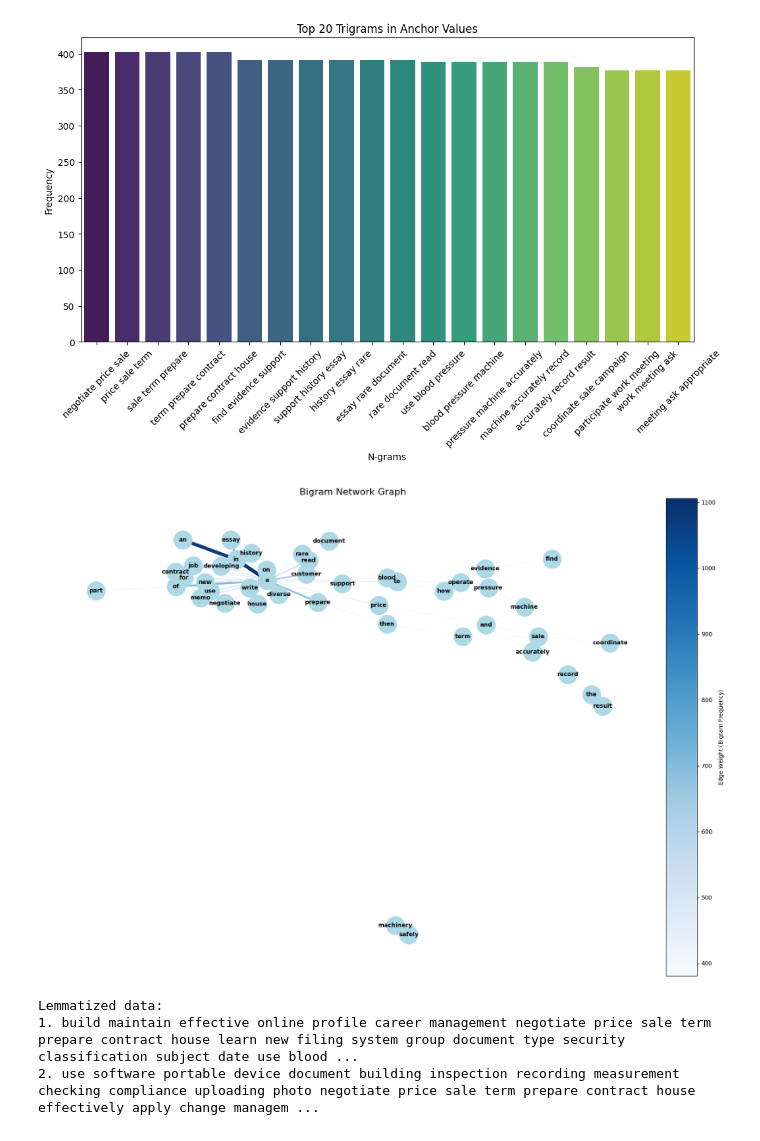
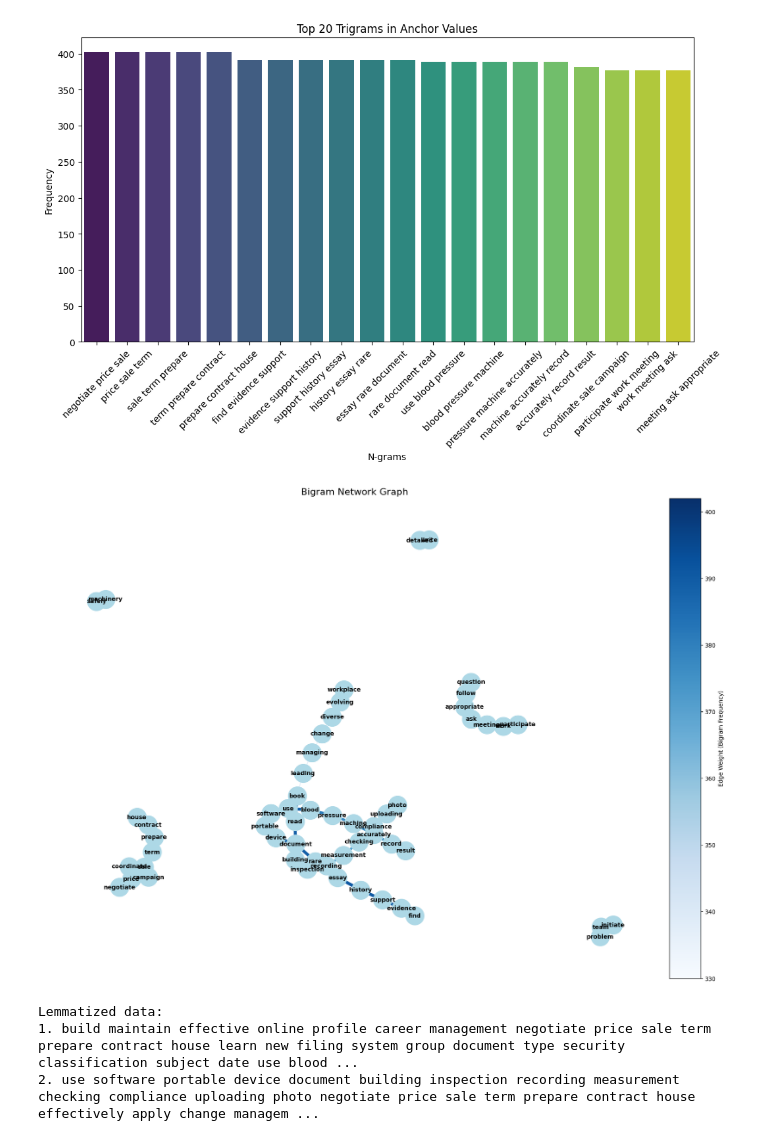
Before and after one commit to SidArora01/TextAnalysis-NLP-AT1, a Jupyter notebook: Initial EDA.ipynb, the cells around one changed output. Saved outputs shown, nothing was run; the diff lists cells and outputs as text; code cells hidden in the pictures.

```diff
--- a/Initial EDA.ipynb
+++ b/Initial EDA.ipynb
@@ -1750,0 +1086,17 @@ cc_nlp_2.head()
+# %%
+from nltk.tokenize import word_tokenize
+from nltk.stem import WordNetLemmatizer
+import nltk
+
+# Ensure necessary NLTK data is downloaded
+nltk.download('punkt')
+nltk.download('wordnet')
+
+# Initialize lemmatizer
+lemmatizer = WordNetLemmatizer()
+
+# Perform lemmatization on tokenized words
+lemmatized_stop_values = w_stopword_tokens.apply(lambda tokens: [lemmatizer.lemmatize(word) for word in tokens])
+
+# Print sample output
+print(lemmatized_stop_values.head())
@@ -1831,7 +1181,7 @@ import seaborn as sns
 import matplotlib.pyplot as plt
 
 # Flatten the list of lemmatized words
-all_words = [word for words in lemmatized_anchor_values for word in words]
+all_words = [word for words in lemmatized_stop_values for word in words]
 
 # Count word frequencies
 word_freq = Counter(all_words)
@@ -1871,7 +1221,7 @@ nltk.download('stopwords')
 stop_words = set(stopwords.words('english'))
 
 # Remove stopwords from the lemmatized words
-filtered_words = [[word for word in words if word.lower() not in stop_words] for words in lemmatized_anchor_values]
+filtered_words = [[word for word in words if word.lower() not in stop_words] for words in lemmatized_stop_values]
 
 # Flatten the list after removing stopwords
 all_words_filtered = [word for words in filtered_words for word in words]
@@ -1913,3 +1263,19 @@ Lemmatized data:
 1. build maintain effective online profile career management negotiate price sale term prepare contract house learn new filing system group document type security classification subject date use blood ...
 2. use software portable device document building inspection recording measurement checking compliance uploading photo negotiate price sale term prepare contract house effectively apply change managem ...
 3. write software keeping track item inventory negotiate price sale term prepare contract house determine impact new menu change restaurant purchasing requirement calculate square footage new home con ...
+# %%
+from nltk.corpus import stopwords
+
+# Ensure necessary NLTK data is downloaded
+nltk.download('stopwords')
+
+# Get the list of English stopwords
+stop_words = set(stopwords.words('english'))
+
+# Remove stopwords from lemmatized_stop_values
+lemmatized_clean_values = lemmatized_stop_values.apply(
+    lambda tokens: [word for word in tokens if word.lower() not in stop_words]
+)
+
+# Print sample output of lemmatized_clean_values
+print(lemmatized_clean_values.head())
@@ -1997,7 +1372,7 @@ from collections import Counter
 from mpl_toolkits.axes_grid1 import make_axes_locatable
 
 # Assuming 'lemmatized_anchor_values' is already a list of lists (tokenized words)
-all_words = [word for words in lemmatized_anchor_values for word in words]  # Flatten the list
+all_words = [word for words in lemmatized_clean_values for word in words]  # Flatten the list
 
 # Define the function to plot bigram network
 def plot_bigram_network(words, n=50):
@@ -2025,34 +1400,34 @@ def plot_bigram_network(words, n=50):
             edge_width = 1 + (edge_width - edge_width.min()) * 5 / (edge_width.max() - edge_width.min())
         else:
             edge_width = np.full_like(edge_width, 3)  # Default width if all values are the same
 
     # Plot the graph
     plt.figure(figsize=(16, 12))
     pos = nx.spring_layout(G, k=0.5, iterations=50)  # Compute node positions using the spring layout algorithm
 
     # Draw nodes, edges, and labels
     nx.draw_networkx_nodes(G, pos, node_size=1000, node_color='lightblue')
     nx.draw_networkx_edges(G, pos, width=edge_width, edge_color=edge_color, edge_cmap=plt.cm.Blues)
     nx.draw_networkx_labels(G, pos, font_size=10, font_weight="bold")
 
     plt.title('Bigram Network Graph', fontsize=16)
     plt.axis('off')
     plt.tight_layout()
 
     # Add a colorbar to show the weight scale
     if edge_color:
         divider = make_axes_locatable(plt.gca())
         cax = divider.append_axes("right", size="5%", pad=0.05)
         sm = plt.cm.ScalarMappable(cmap=plt.cm.Blues, norm=plt.Normalize(vmin=min(edge_color), vmax=max(edge_color)))
         cbar = plt.colorbar(sm, cax=cax)
         cbar.set_label('Edge Weight (Bigram Frequency)', fontsize=10)
 
     plt.show()
 
 # Call the function with 'all_words'
 plot_bigram_network(all_words)
 # %% [output]
-[figure, old version]
+[figure, new version]
 # %%
 print("Lemmatized data:")
 print(f"1. {' '.join(filtered_words[0])}")
```
Also changed, not shown: parts of 96 cells of this notebook.
